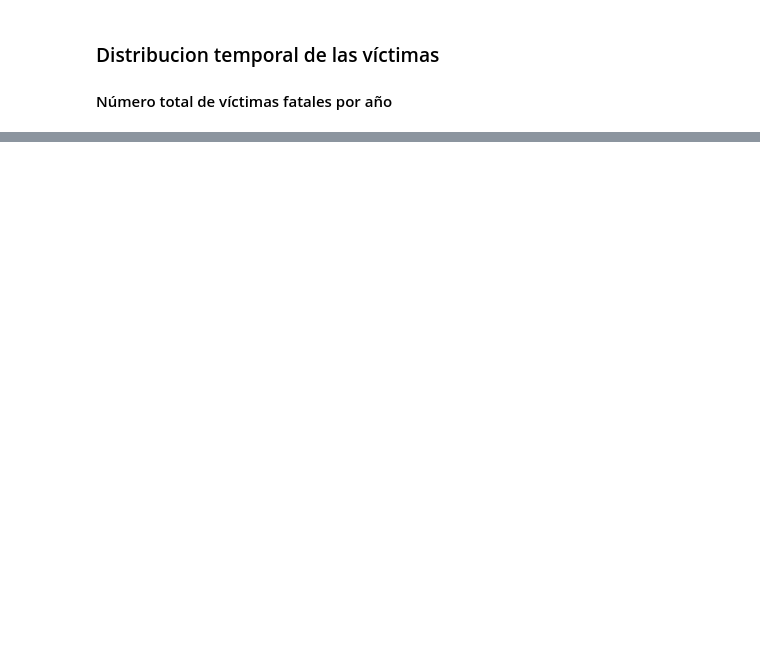
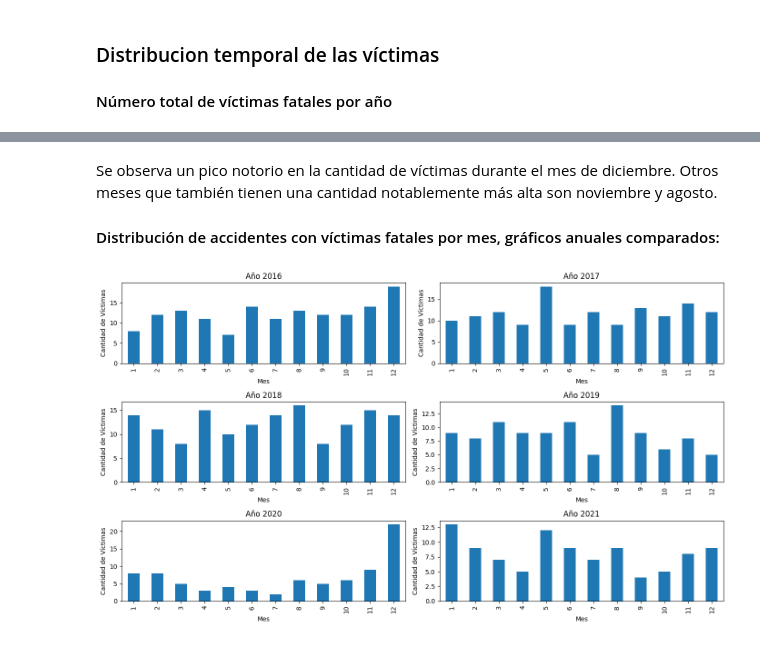
Before and after one commit to anapmaya/PI02_HENRY_DA, a Jupyter notebook: EDA.ipynb, the cells around one changed output, grey strips where cells are left out. Cells and saved outputs as stored; diff of their text form; code cells hidden in the pictures; blank space fills up the shorter version.

Commit message:
Gráficos de Eda completos

```diff
--- a/EDA.ipynb
+++ b/EDA.ipynb
@@ -146,0 +64,28 @@ El domingo trabajar sobre EDA, mediciones y el dash board y el lunes sobre la pr
+# %% [markdown]
+Se observa un pico notorio en la cantidad de víctimas durante el mes de diciembre. Otros meses que también tienen una cantidad notablemente más alta son noviembre y agosto.
+
+#### Distribución de accidentes con víctimas fatales por mes, gráficos anuales comparados:
+# %%
+#gráfica con subplots por año, para comparar tendencias
+anios = df['Año'].unique()
+
+n_filas = 3
+n_columnas = 2
+fig, axes = plt.subplots(n_filas, n_columnas, figsize=(14, 8))
+
+for i, year in enumerate(anios):
+    fila = i // n_columnas
+    columna = i % n_columnas
+    data_mensual = (df[df['Año'] == year].groupby('Mes').agg({'Cantidad víctimas':'count'}))
+
+     # Se configura el subgráfico actual
+    ax = axes[fila, columna]
+    data_mensual.plot(ax=ax, kind='bar')
+    ax.set_title('Año ' + str(year)) ; ax.set_xlabel('Mes') ; ax.set_ylabel('Cantidad de Víctimas')
+    ax.legend_ = None
+
+    # Se muestra y acomoda el gráfico
+plt.tight_layout()
+plt.show()
+# %% [output]
+[figure, added]
```
Also changed, not shown: parts of 45 cells of this notebook.
